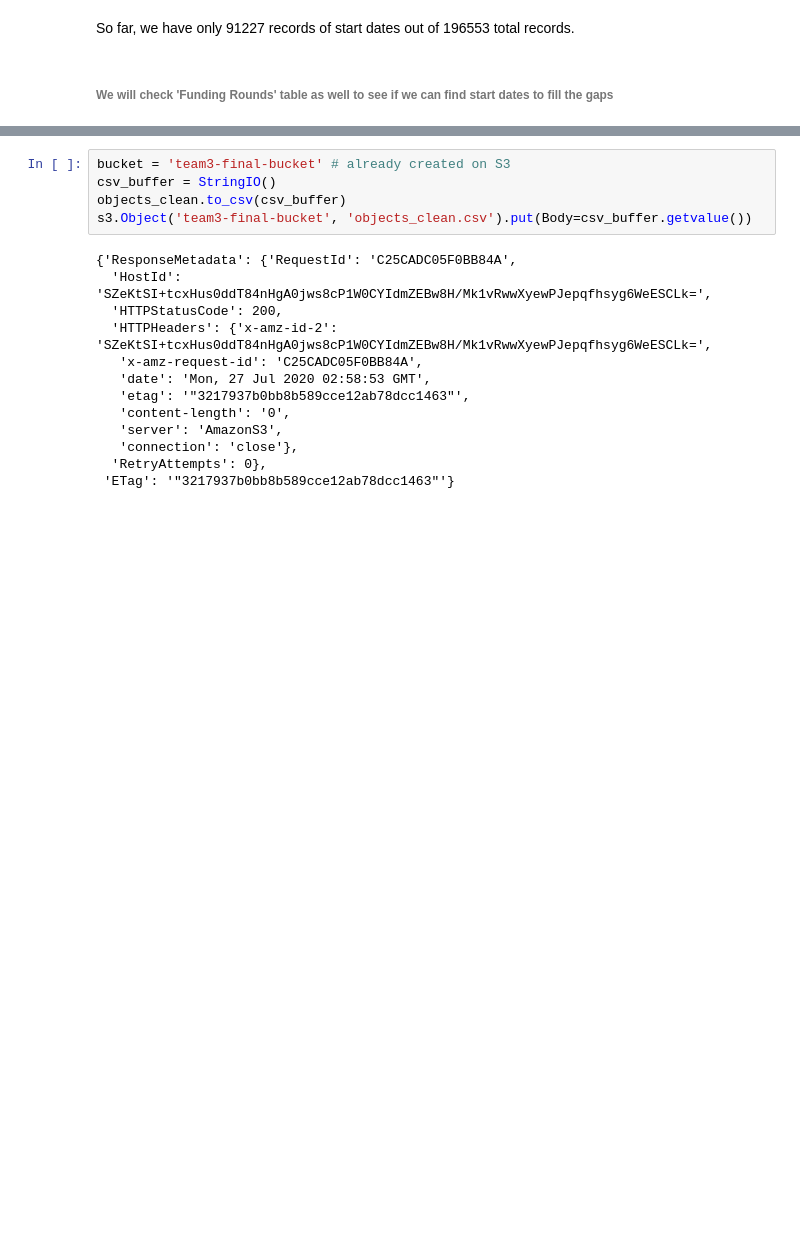
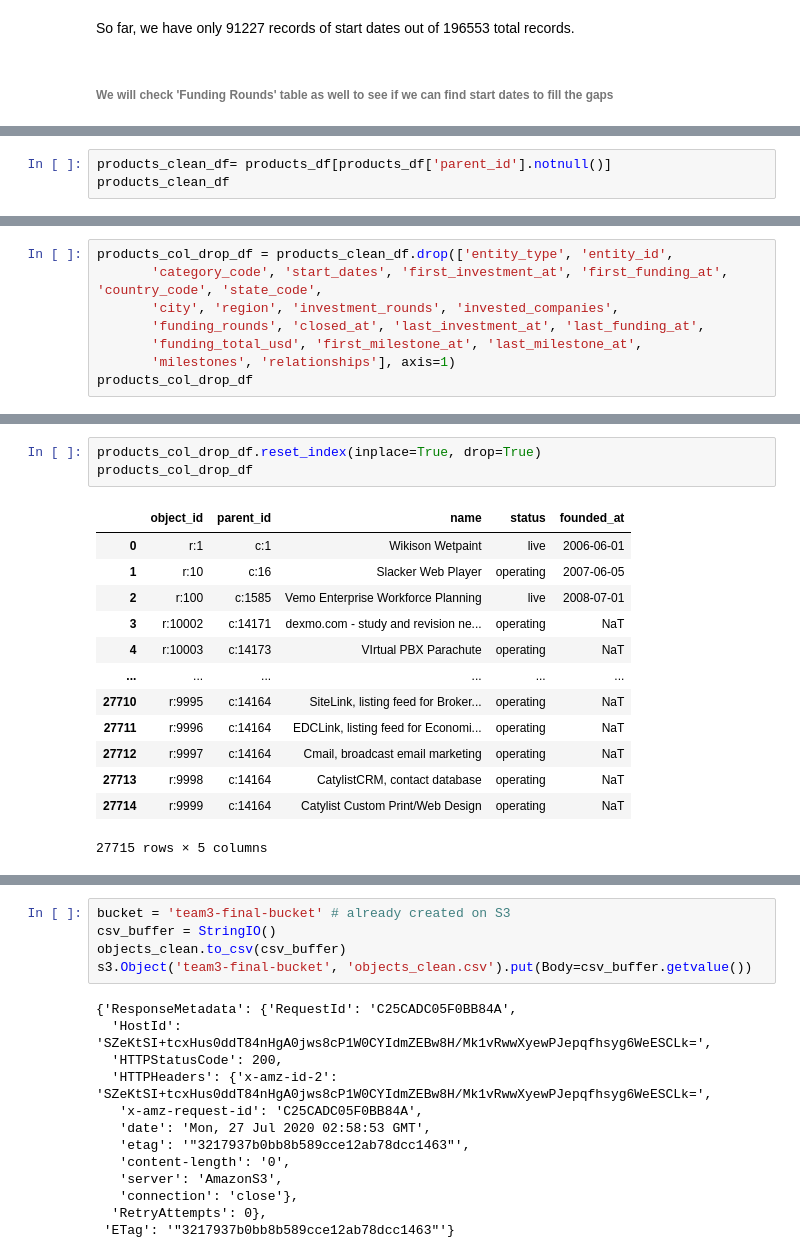
Before and after one commit to PaulIsenberg/FWIP_Venture, a Jupyter notebook: ETL_Winston_copy_transformation.ipynb, the cells around one changed output, grey strips where cells are left out. Drawn from its saved outputs; the diff is of its cells as text; blank space fills up the shorter version.

Commit message:
Adding code - products mapped to companies, labeling

```diff
--- a/ETL_Winston_copy_transformation.ipynb
+++ b/ETL_Winston_copy_transformation.ipynb
@@ -763,0 +778,3 @@ So far, we have only 91227 records of start dates out of 196553 total records.
+# %%
+products_clean_df= products_df[products_df['parent_id'].notnull()]
+products_clean_df
@@ -763,0 +795,8 @@ So far, we have only 91227 records of start dates out of 196553 total records.
+# %%
+products_col_drop_df = products_clean_df.drop(['entity_type', 'entity_id',
+       'category_code', 'start_dates', 'first_investment_at', 'first_funding_at', 'country_code', 'state_code',
+       'city', 'region', 'investment_rounds', 'invested_companies',
+       'funding_rounds', 'closed_at', 'last_investment_at', 'last_funding_at',
+       'funding_total_usd', 'first_milestone_at', 'last_milestone_at',
+       'milestones', 'relationships'], axis=1)
+products_col_drop_df
@@ -763,0 +817,17 @@ So far, we have only 91227 records of start dates out of 196553 total records.
+# %%
+products_col_drop_df.reset_index(inplace=True, drop=True)
+products_col_drop_df
+# %% [output]
+|  | object_id | parent_id | name | status | founded_at |
+| 0 | r:1 | c:1 | Wikison Wetpaint | live | 2006-06-01 |
+| 1 | r:10 | c:16 | Slacker Web Player | operating | 2007-06-05 |
+| 2 | r:100 | c:1585 | Vemo Enterprise Workforce Planning | live | 2008-07-01 |
+| 3 | r:10002 | c:14171 | dexmo.com - study and revision ne... | operating | NaT |
+| 4 | r:10003 | c:14173 | VIrtual PBX Parachute | operating | NaT |
+| ... | ... | ... | ... | ... | ... |
+| 27710 | r:9995 | c:14164 | SiteLink, listing feed for Broker... | operating | NaT |
+| 27711 | r:9996 | c:14164 | EDCLink, listing feed for Economi... | operating | NaT |
+| 27712 | r:9997 | c:14164 | Cmail, broadcast email marketing | operating | NaT |
+| 27713 | r:9998 | c:14164 | CatylistCRM, contact database | operating | NaT |
+| 27714 | r:9999 | c:14164 | Catylist Custom Print/Web Design | operating | NaT |
+27715 rows × 5 columns
```
Also changed, not shown: parts of 15 cells of this notebook.
